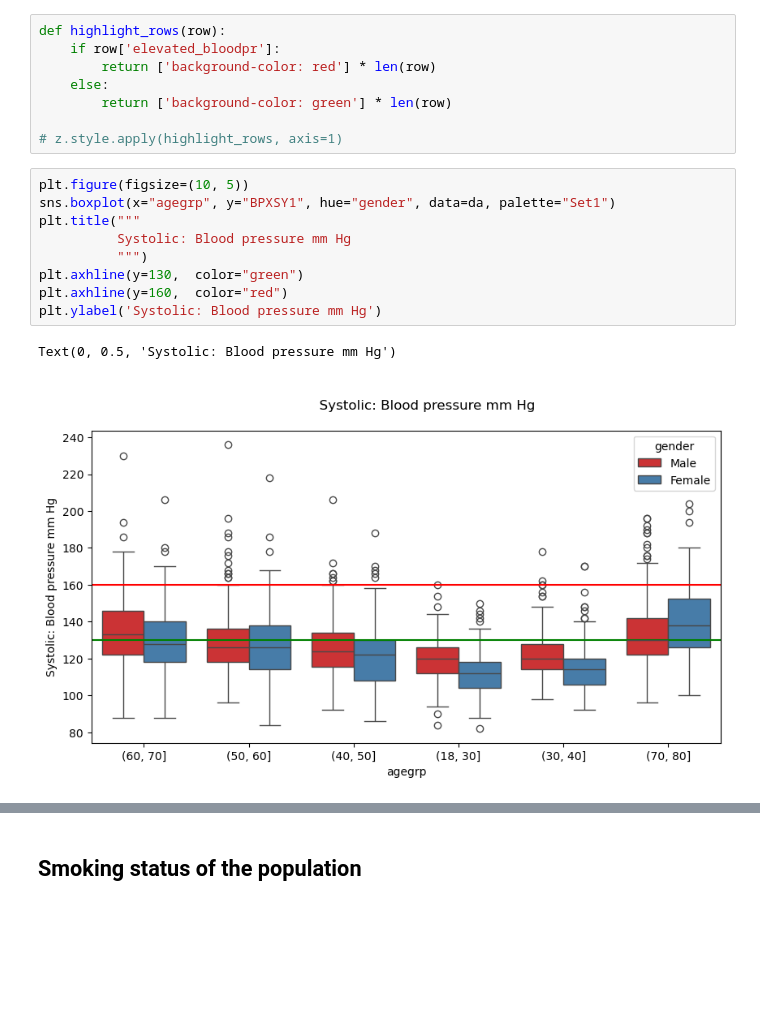
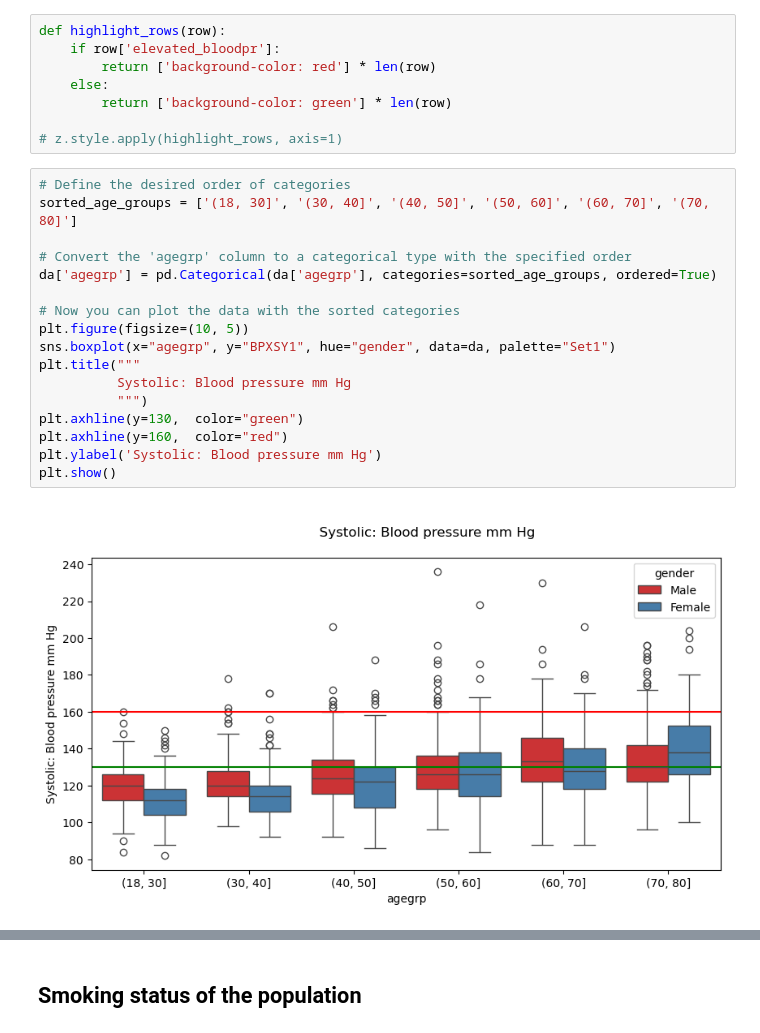
Before and after one commit to jahokas/statistics, a Jupyter notebook: nhanes_study.ipynb, the cells around one changed output, grey strips where cells are left out. Drawn from its saved outputs; the diff is of its cells as text; blank space fills up the shorter version.

Commit message:
closing to write text

```diff
--- a/nhanes_study.ipynb
+++ b/nhanes_study.ipynb
@@ -379,14 +385,21 @@ def highlight_rows(row):
 
 # z.style.apply(highlight_rows, axis=1)
 # %%
+# Define the desired order of categories
+sorted_age_groups = ['(18, 30]', '(30, 40]', '(40, 50]', '(50, 60]', '(60, 70]', '(70, 80]']
+
+# Convert the 'agegrp' column to a categorical type with the specified order
+da['agegrp'] = pd.Categorical(da['agegrp'], categories=sorted_age_groups, ordered=True)
+
+# Now you can plot the data with the sorted categories
 plt.figure(figsize=(10, 5))
 sns.boxplot(x="agegrp", y="BPXSY1", hue="gender", data=da, palette="Set1")
 plt.title("""
           Systolic: Blood pressure mm Hg
           """)
 plt.axhline(y=130,  color="green")
 plt.axhline(y=160,  color="red")
 plt.ylabel('Systolic: Blood pressure mm Hg')
+plt.show()
 # %% [output]
-Text(0, 0.5, 'Systolic: Blood pressure mm Hg')
-[figure, old version]
+[figure, new version]
```
Also changed, not shown: parts of 25 cells of this notebook.
